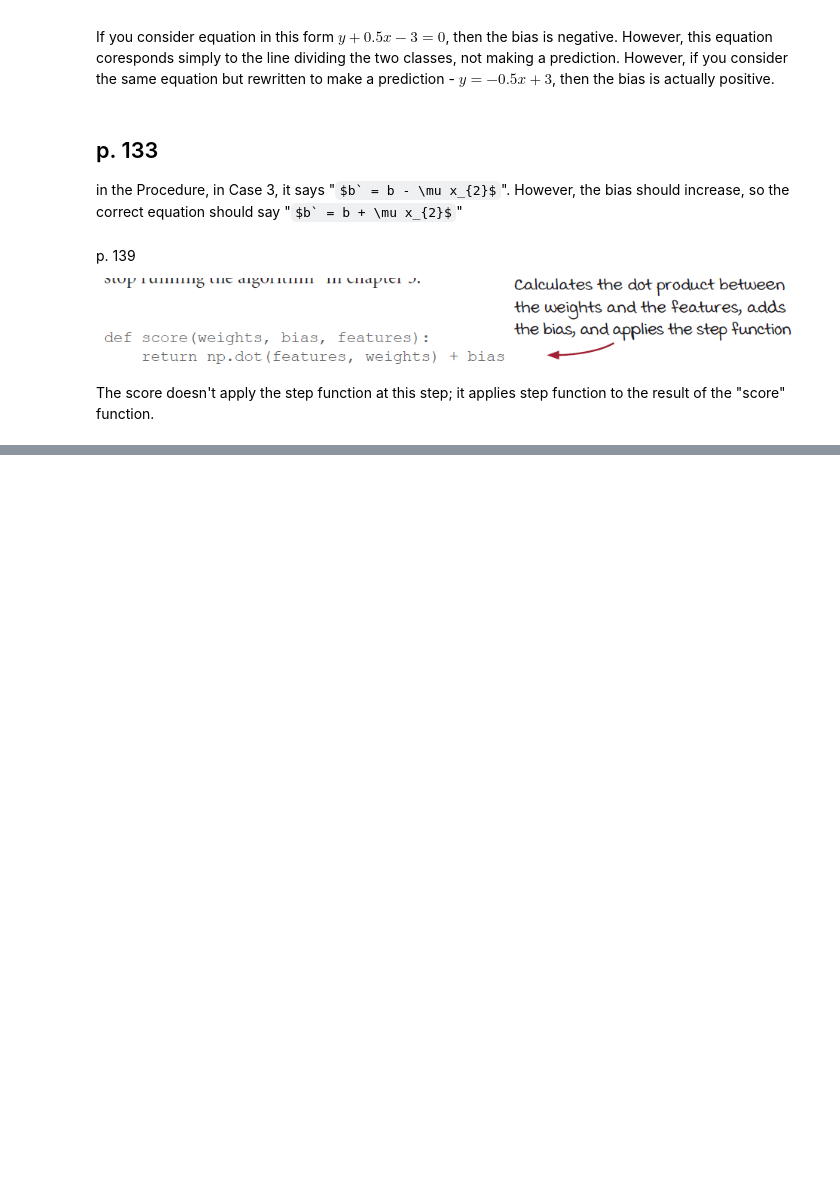
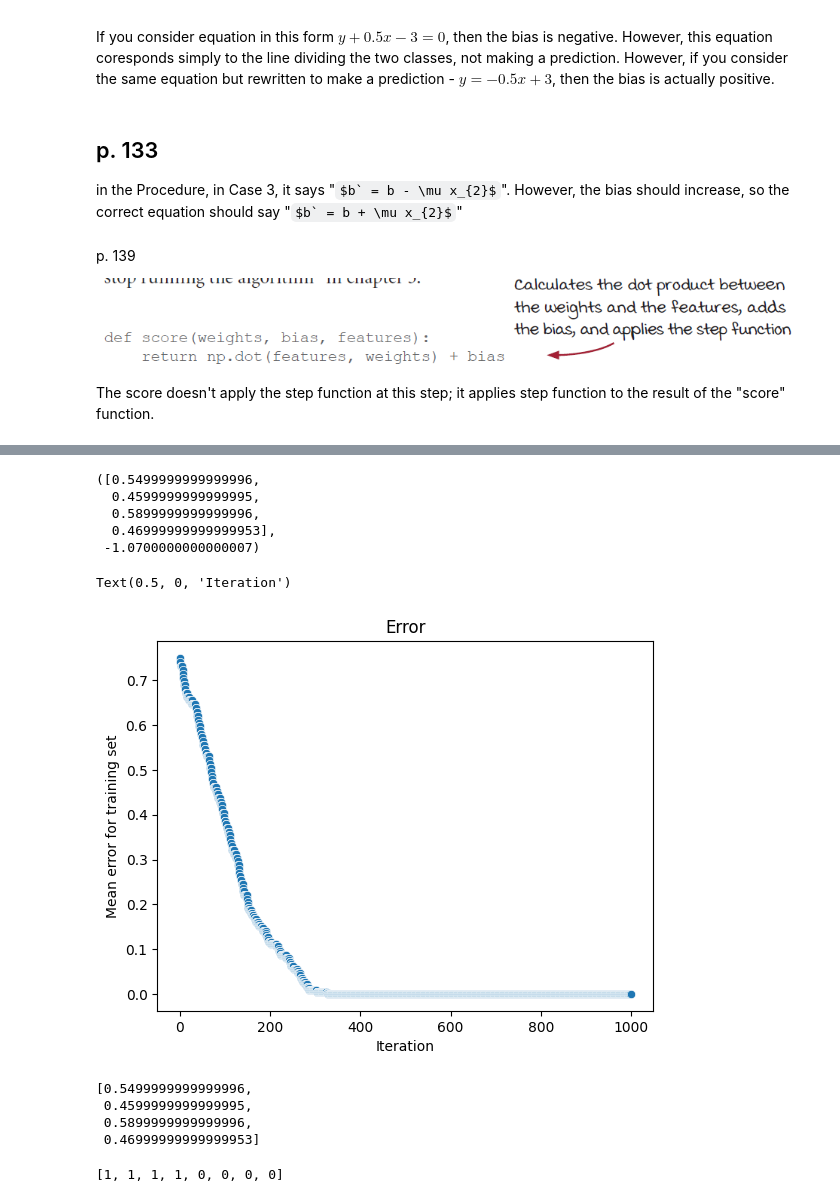
Before and after one commit to EvgeniiZorin/Booknotes_Grokking-Machine-Learning_Luis-G-Serrano, a Jupyter notebook: notes.ipynb, the cells around one changed output, grey strips where cells are left out. Cells and saved outputs as stored; diff of their text form; code cells hidden in the pictures; some formulas as TeX source; blank space fills up the shorter version.

```diff
--- a/notes.ipynb
+++ b/notes.ipynb
@@ -352,0 +518,52 @@ The score doesn't apply the step function at this step; it applies step function
+# %%
+import numpy as np
+
+features = np.array([ [0,1,1,1],[1,1,0,1],[1,0,1,1],[1,1,1,0],[1,0,0,1],[0,1,1,0],[0,1,0,0],[0,0,0,1] ])
+labels = np.array([1,1,1,1,0,0,0,0])
+
+# df = pd.DataFrame({
+# 	'feature 1': features[:,0],
+# 	'feature 2': features[:,1],
+# 	'label': labels
+# })
+
+# df.head()
+
+output = perceptron_algorithm(features, labels, epochs=1000, visualise=False)
+# %%
+output[0], output[1]
+# %% [output]
+([0.5499999999999996,
+  0.4599999999999995,
+  0.5899999999999996,
+  0.46999999999999953],
+ -1.0700000000000007)
+# %%
+# Errors
+errors = output[-1]
+sns.scatterplot( x=np.arange(0, len(errors), 1), y=errors )
+plt.title("Error")
+plt.ylabel("Mean error for training set")
+plt.xlabel("Iteration")
+# %% [output]
+Text(0.5, 0, 'Iteration')
+[figure, added]
+# %%
+output[0]
+# %% [output]
+[0.5499999999999996,
+ 0.4599999999999995,
+ 0.5899999999999996,
+ 0.46999999999999953]
+# %%
+### Predict the labels for the training set
+predictions = list()
+for i in features:
+    prediction = np.dot(output[0], i) + output[1]
+    if prediction > 0:
+        predictions.append(1)
+    else:
+        predictions.append(0)
+predictions
+# %% [output]
+[1, 1, 1, 1, 0, 0, 0, 0]
```
Also changed, not shown: parts of 9 cells of this notebook.
